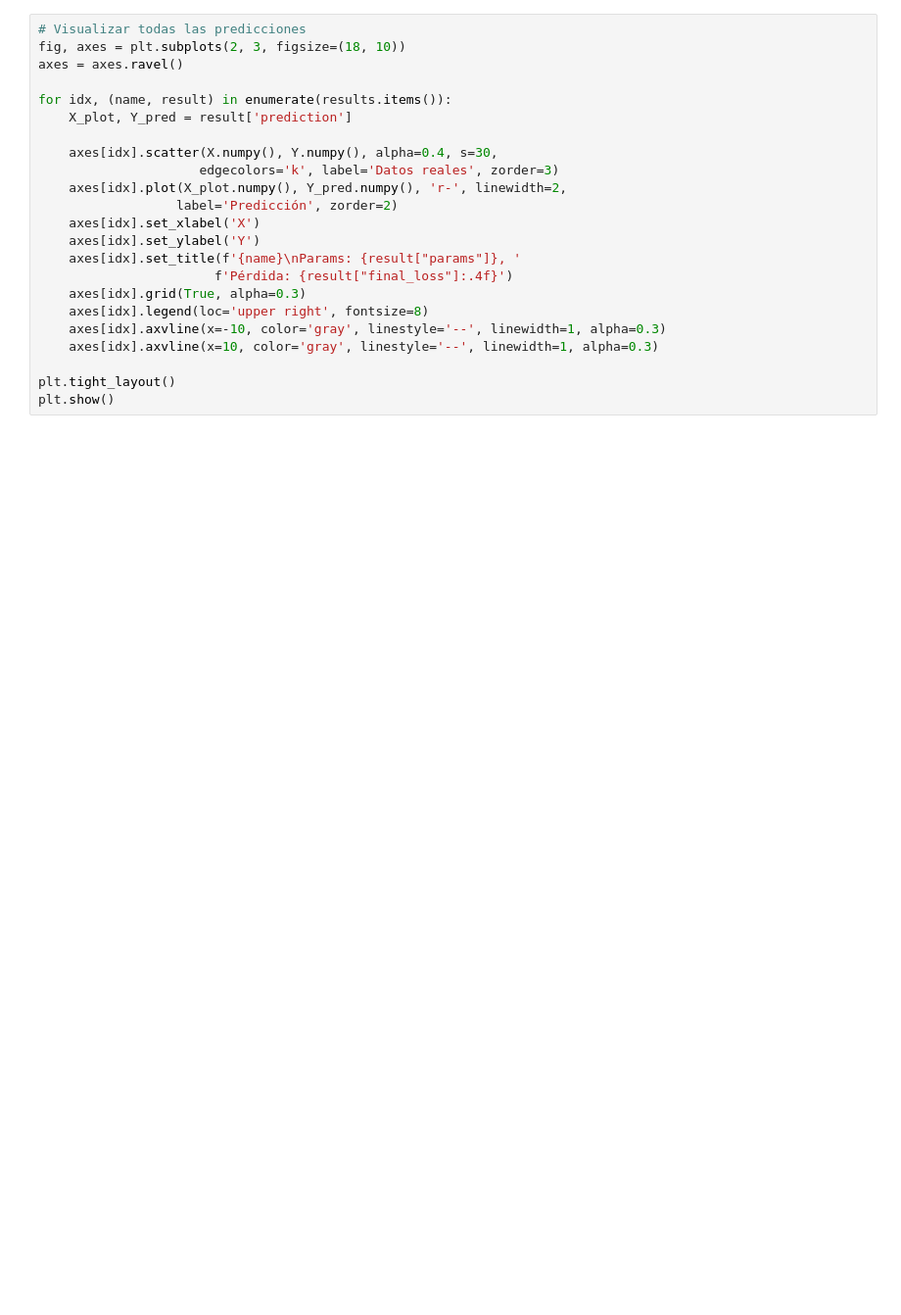
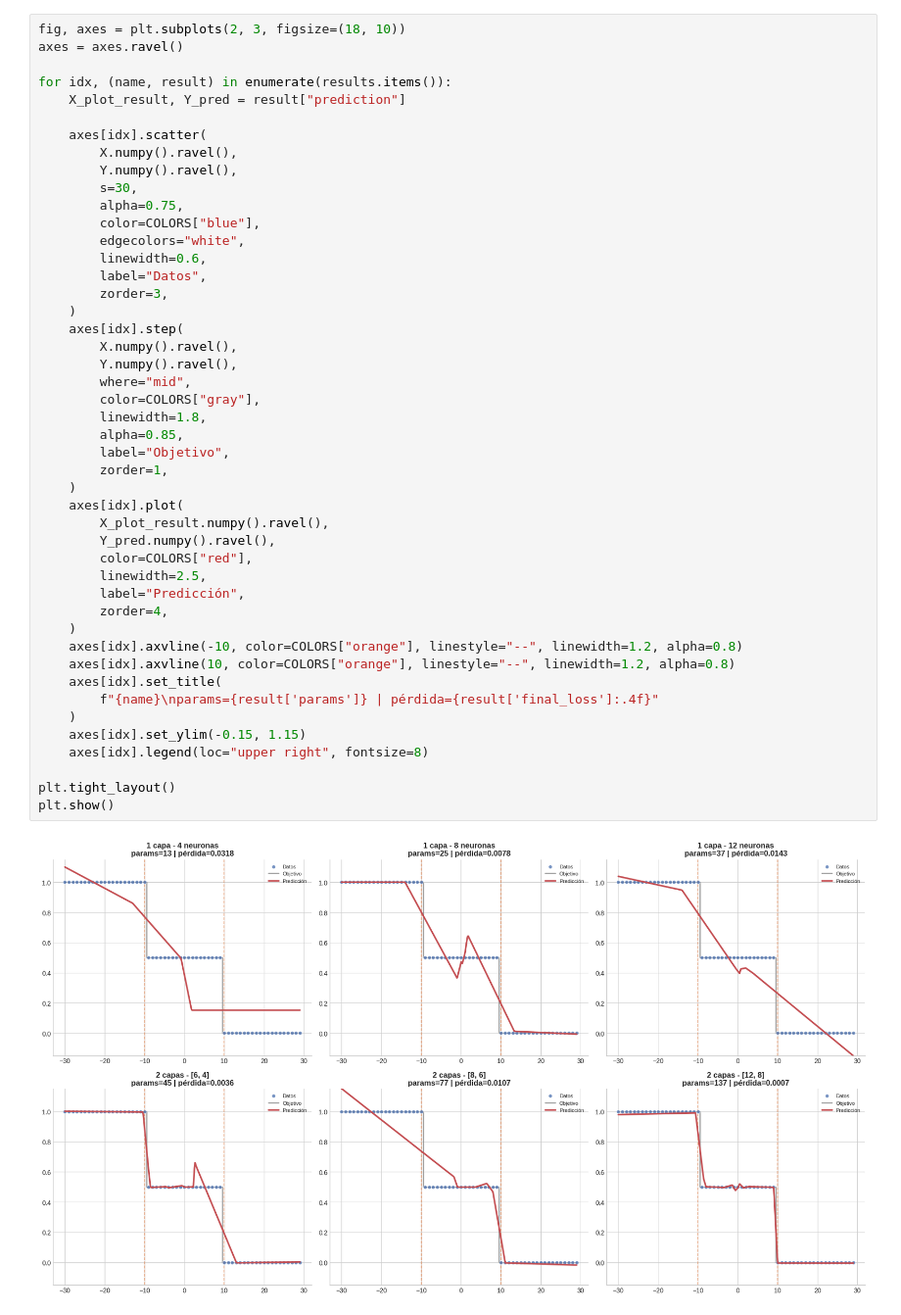
Before and after one commit to SantiagoVBlasL/aprendizaje-profundo-unsam, a Jupyter notebook: 01_intro_deep_learning/03_function_approximation_interactive.ipynb, the cells around one changed output. Shown at 98% size. Drawn from its saved outputs; the diff is of its cells as text; blank space fills up the shorter version.

```diff
--- a/01_intro_deep_learning/03_function_approximation_interactive.ipynb
+++ b/01_intro_deep_learning/03_function_approximation_interactive.ipynb
@@ -296,24 +568,49 @@ print("¡Entrenamiento completado!")
 # %%
-# Visualizar todas las predicciones
 fig, axes = plt.subplots(2, 3, figsize=(18, 10))
 axes = axes.ravel()
 
 for idx, (name, result) in enumerate(results.items()):
-    X_plot, Y_pred = result['prediction']
+    X_plot_result, Y_pred = result["prediction"]
 
-    axes[idx].scatter(X.numpy(), Y.numpy(), alpha=0.4, s=30,
-                     edgecolors='k', label='Datos reales', zorder=3)
-    axes[idx].plot(X_plot.numpy(), Y_pred.numpy(), 'r-', linewidth=2,
-                  label='Predicción', zorder=2)
-    axes[idx].set_xlabel('X')
-    axes[idx].set_ylabel('Y')
-    axes[idx].set_title(f'{name}\nParams: {result["params"]}, '
-                       f'Pérdida: {result["final_loss"]:.4f}')
-    axes[idx].grid(True, alpha=0.3)
-    axes[idx].legend(loc='upper right', fontsize=8)
-    axes[idx].axvline(x=-10, color='gray', linestyle='--', linewidth=1, alpha=0.3)
-    axes[idx].axvline(x=10, color='gray', linestyle='--', linewidth=1, alpha=0.3)
+    axes[idx].scatter(
+        X.numpy().ravel(),
+        Y.numpy().ravel(),
+        s=30,
+        alpha=0.75,
+        color=COLORS["blue"],
+        edgecolors="white",
+        linewidth=0.6,
+        label="Datos",
+        zorder=3,
+    )
+    axes[idx].step(
+        X.numpy().ravel(),
+        Y.numpy().ravel(),
+        where="mid",
+        color=COLORS["gray"],
+        linewidth=1.8,
+        alpha=0.85,
+        label="Objetivo",
+        zorder=1,
+    )
+    axes[idx].plot(
+        X_plot_result.numpy().ravel(),
+        Y_pred.numpy().ravel(),
+        color=COLORS["red"],
+        linewidth=2.5,
+        label="Predicción",
+        zorder=4,
+    )
+    axes[idx].axvline(-10, color=COLORS["orange"], linestyle="--", linewidth=1.2, alpha=0.8)
+    axes[idx].axvline(10, color=COLORS["orange"], linestyle="--", linewidth=1.2, alpha=0.8)
+    axes[idx].set_title(
+        f"{name}\nparams={result['params']} | pérdida={result['final_loss']:.4f}"
+    )
+    axes[idx].set_ylim(-0.15, 1.15)
+    axes[idx].legend(loc="upper right", fontsize=8)
 
 plt.tight_layout()
 plt.show()
+# %% [output]
+[figure, added]
 # %% [markdown]
```
Also changed, not shown: parts of 31 cells of this notebook.
